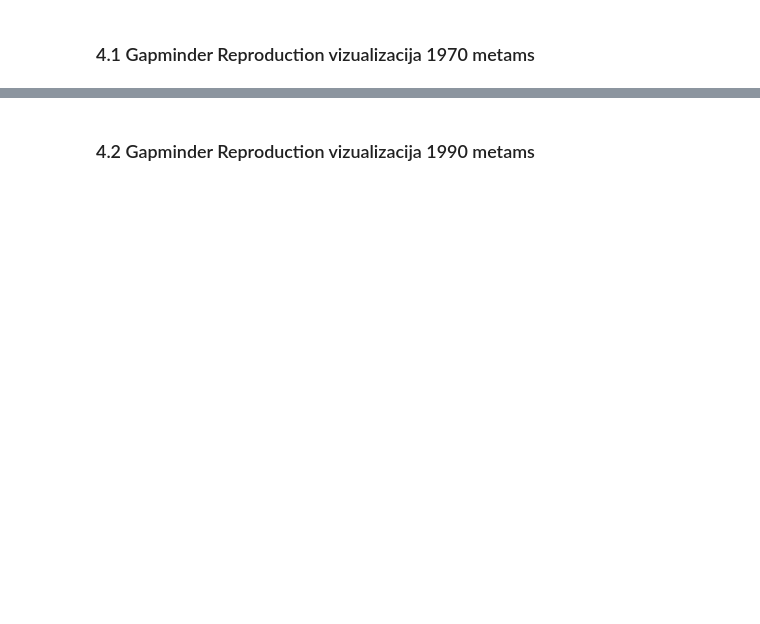
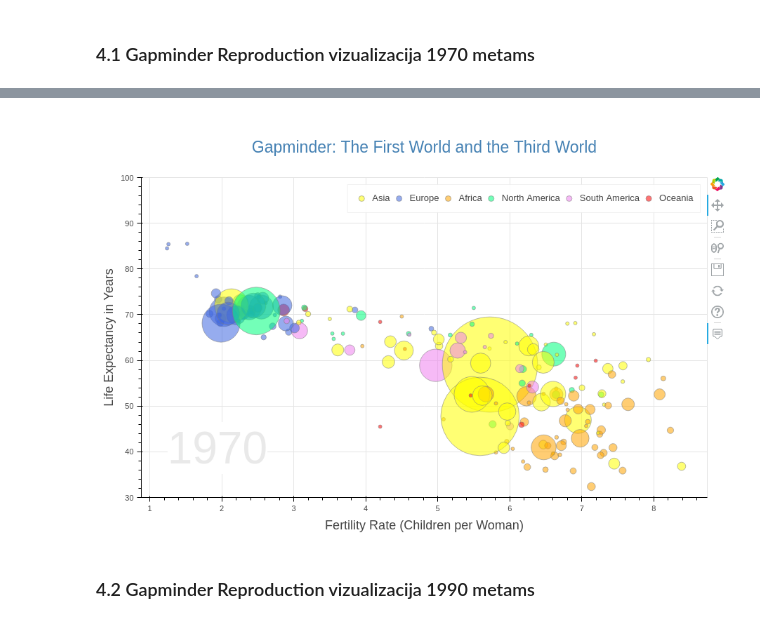
Before and after one commit to lajmcourses/CloningGapminder, a Jupyter notebook: 01_Initial_Data_Analysis.ipynb, the cells around one changed output, grey strips where cells are left out. Drawn from its saved outputs; the diff is of its cells as text; code cells hidden in the pictures; blank space fills up the shorter version.

```diff
--- a/01_Initial_Data_Analysis.ipynb
+++ b/01_Initial_Data_Analysis.ipynb
@@ -14,8 +14,12 @@
 import numpy as np
 import pandas as pd
 
+from bokeh.io.export import export_png
+
 from bokeh.models import ColumnDataSource, Label, Title
 from bokeh.plotting import figure,  output_notebook, show
+
+from IPython.display import Image, display
 
 output_notebook()
 
@@ -23,6 +27,8 @@ pd.options.display.precision = 2
 pd.options.display.float_format = '{:.2f}'.format
 pd.options.display.max_columns = 72
 pd.options.display.max_rows = 300
+
+DISPLAY_PLOT_AS_IMAGE = True
 # %% [output]
 Loading BokehJS ...
 [interactive output not drawn]
@@ -641,3 +647,19 @@ show(p)
+# %%
+# Displaying the plot
+
+if DISPLAY_PLOT_AS_IMAGE:
+
+    # Export image file
+    img = "plots/gapminder_snapshot_1970.png"
+    img_file = export_png(p, filename=img)
+
+    # Display Image
+    display(Image(filename=img))
+
+else:
+    show(p)
+# %% [output]
+[figure, added]
 # %% [markdown]
 ### 4.2 Gapminder Reproduction vizualizacija 1990 metams
 # %%
```
Also changed, not shown: parts of 20 cells of this notebook, 1 other file.
